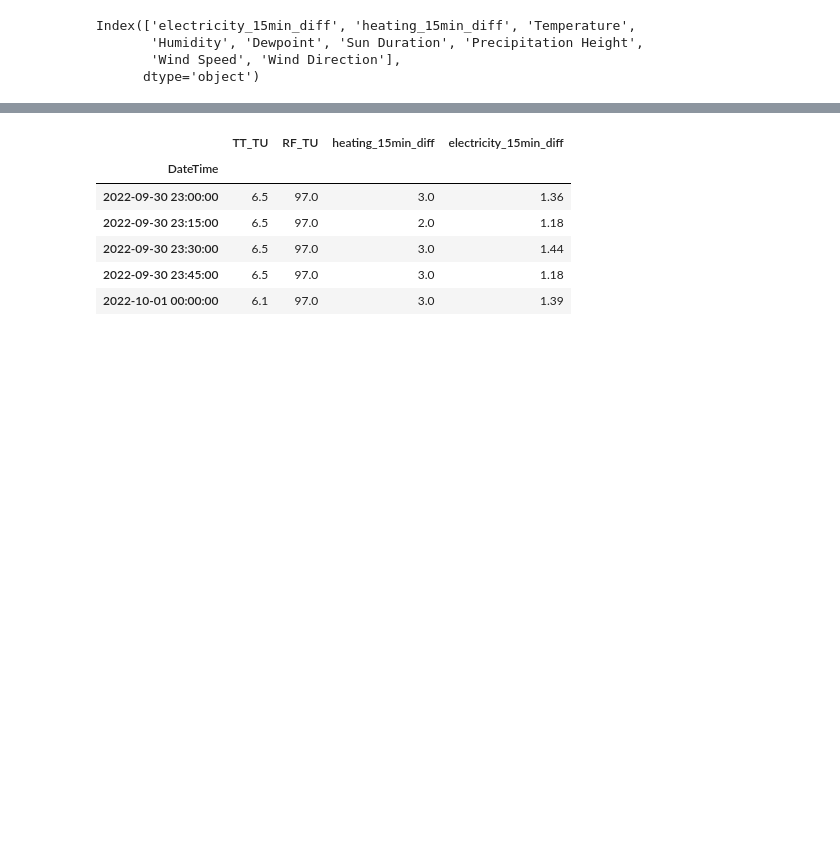
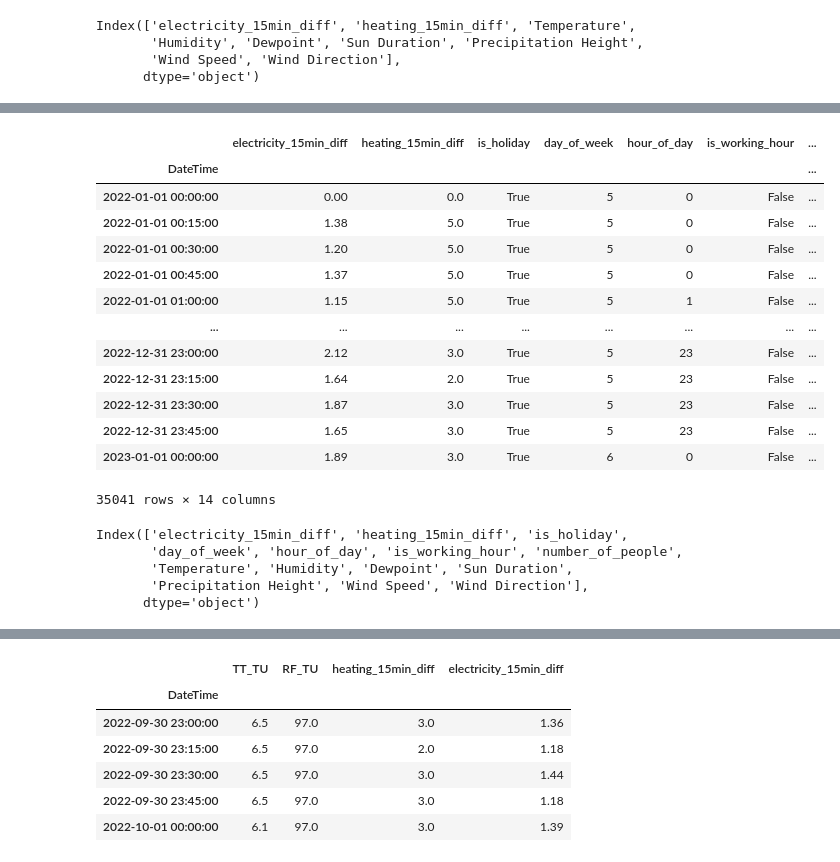
Before and after one commit to Albertyao1993/ECM_Prediction, a Jupyter notebook: EDA/Merge_data_demo.ipynb, the cells around one changed output, grey strips where cells are left out. Cells and saved outputs as stored; diff of their text form; code cells hidden in the pictures; blank space fills up the shorter version.

```diff
--- a/EDA/Merge_data_demo.ipynb
+++ b/EDA/Merge_data_demo.ipynb
@@ -163,0 +170,2 @@ Index(['electricity_15min_diff', 'heating_15min_diff', 'Temperature',
+# %%
+df_with_indoor_person = pd.read_csv('../data_preprocessing/Processed_data/002_verwaltung_with_holidays_counrs_person.csv')
@@ -163,0 +210,25 @@ Index(['electricity_15min_diff', 'heating_15min_diff', 'Temperature',
+# %%
+df_merged_count_person
+# %% [output]
+|  | electricity_15min_diff | heating_15min_diff | is_holiday | day_of_week | hour_of_day | is_working_hour | ... |
+| DateTime |  |  |  |  |  |  | ... |
+| 2022-01-01 00:00:00 | 0.00 | 0.0 | True | 5 | 0 | False | ... |
+| 2022-01-01 00:15:00 | 1.38 | 5.0 | True | 5 | 0 | False | ... |
+| 2022-01-01 00:30:00 | 1.20 | 5.0 | True | 5 | 0 | False | ... |
+| 2022-01-01 00:45:00 | 1.37 | 5.0 | True | 5 | 0 | False | ... |
+| 2022-01-01 01:00:00 | 1.15 | 5.0 | True | 5 | 1 | False | ... |
+| ... | ... | ... | ... | ... | ... | ... | ... |
+| 2022-12-31 23:00:00 | 2.12 | 3.0 | True | 5 | 23 | False | ... |
+| 2022-12-31 23:15:00 | 1.64 | 2.0 | True | 5 | 23 | False | ... |
+| 2022-12-31 23:30:00 | 1.87 | 3.0 | True | 5 | 23 | False | ... |
+| 2022-12-31 23:45:00 | 1.65 | 3.0 | True | 5 | 23 | False | ... |
+| 2023-01-01 00:00:00 | 1.89 | 3.0 | True | 6 | 0 | False | ... |
+35041 rows × 14 columns
+# %%
+df_merged_count_person.keys()
+# %% [output]
+Index(['electricity_15min_diff', 'heating_15min_diff', 'is_holiday',
+       'day_of_week', 'hour_of_day', 'is_working_hour', 'number_of_people',
+       'Temperature', 'Humidity', 'Dewpoint', 'Sun Duration',
+       'Precipitation Height', 'Wind Speed', 'Wind Direction'],
+      dtype='object')
```
Also changed, not shown: parts of 21 cells of this notebook, 15 other files.
